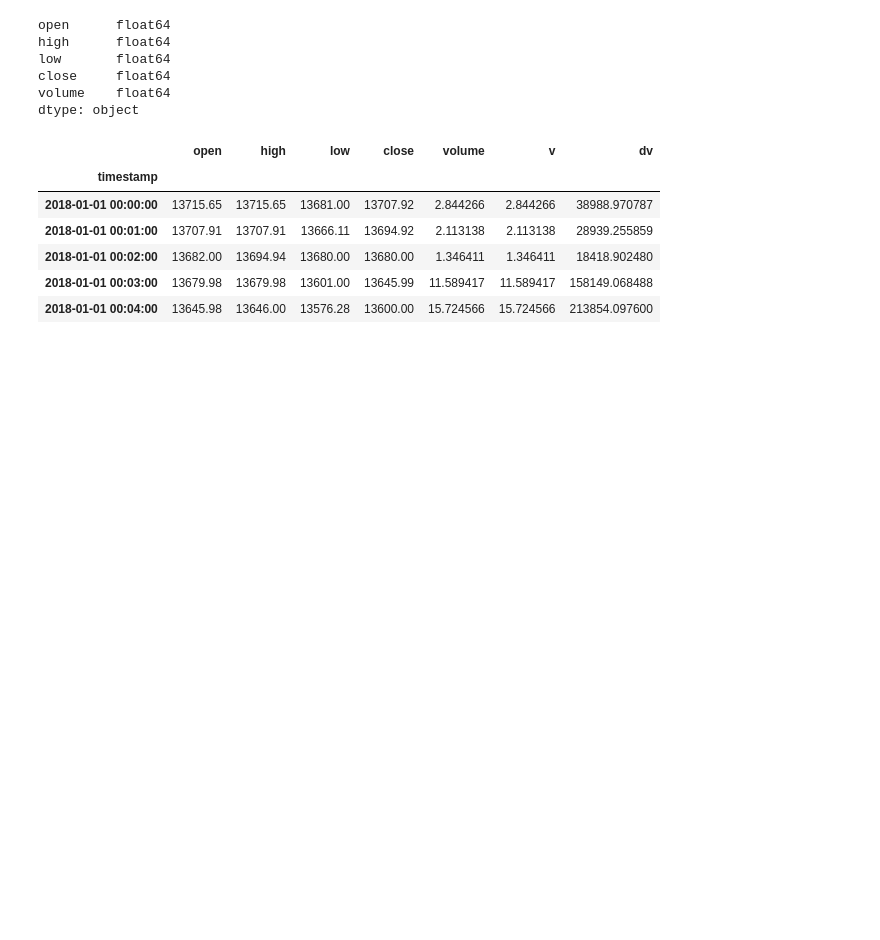
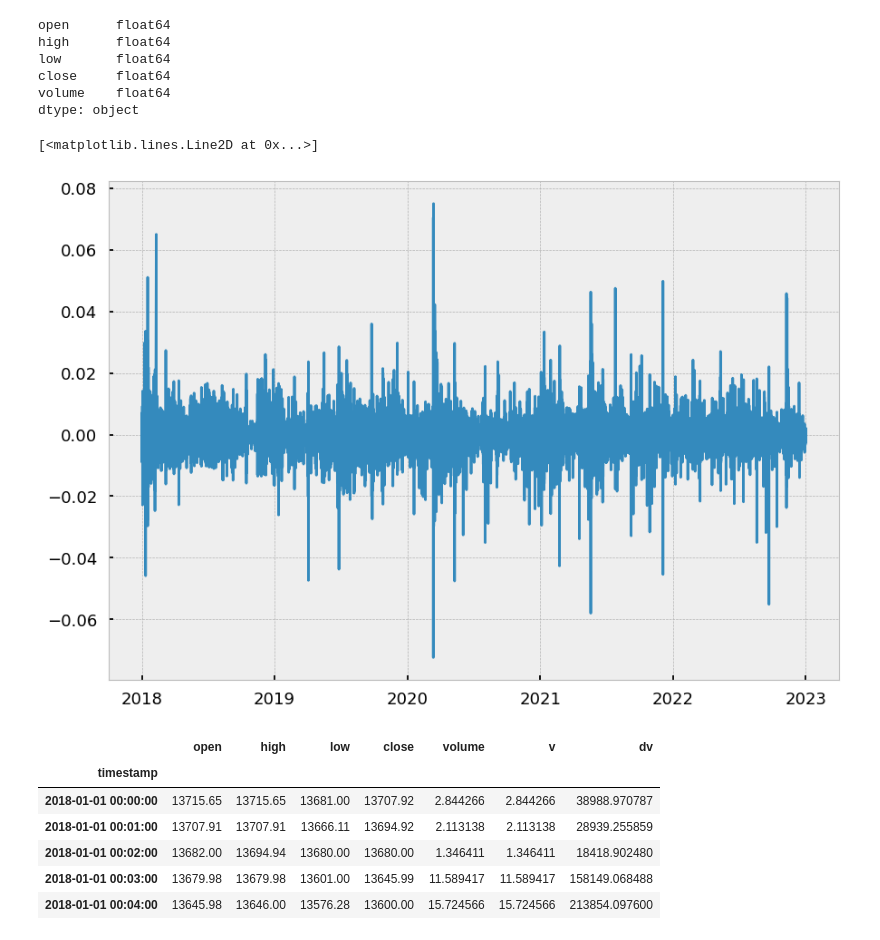
Before and after one commit to baobach/Algo-Trading-Binance, a Jupyter notebook: main.ipynb, the cells around one changed output. Drawn from its saved outputs; the diff is of its cells as text; code cells hidden in the pictures; blank space fills up the shorter version.

```diff
--- a/main.ipynb
+++ b/main.ipynb
@@ -7,3 +3,18 @@ You may be able to resolve this warning by setting `model_config['protected_name
+# %%
+import pandas as pd
+from numba import jit
+from data import BinanceAPI
+from binance.client import Client
+
+# import visual tools
+import matplotlib as mpl
+import matplotlib.pyplot as plt
+import matplotlib.gridspec as gridspec
+%matplotlib inline
+import seaborn as sns
+
+plt.style.use('seaborn-talk')
+plt.style.use('bmh')
 # %%
 binance = BinanceAPI()
 # %%
@@ -14,5 +22,5 @@ Completed!
 # %%
-df = pd.read_parquet('./data/BTCUSDT_1Min')
+df = pd.read_parquet('./data/BTCUSDT_1Min.parq')
 df.info()
 # %% [output]
 <class 'pandas.core.frame.DataFrame'>
@@ -43,6 +51,14 @@ low       float64
 close     float64
 volume    float64
 dtype: object
+# %%
+normal_test = df.copy()
+normal_test['rets'] = normal_test.close.pct_change()
+normal_test.dropna(inplace=True)
+plt.plot(normal_test.rets)
+# %% [output]
+[<matplotlib.lines.Line2D at 0x...>]
+[figure, added]
 # %%
 df['v'] = df['volume']
 df['dv'] = df['volume']*df['close']
```
Also changed, not shown: parts of 8 cells of this notebook, 5 other files.
